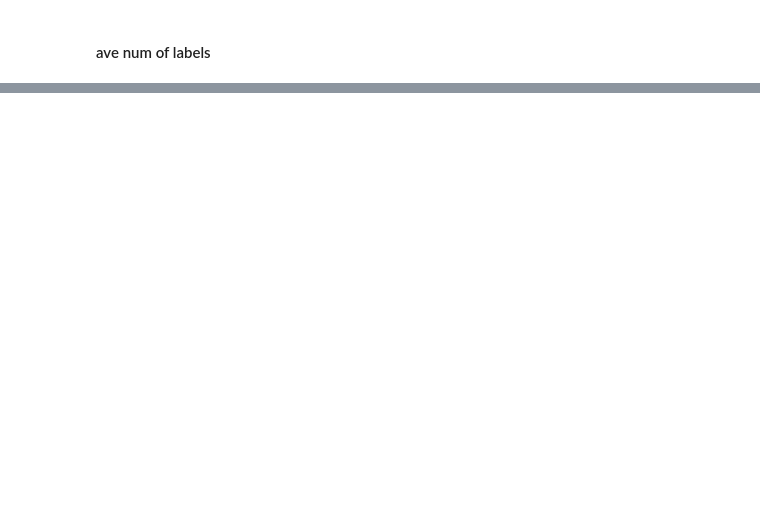
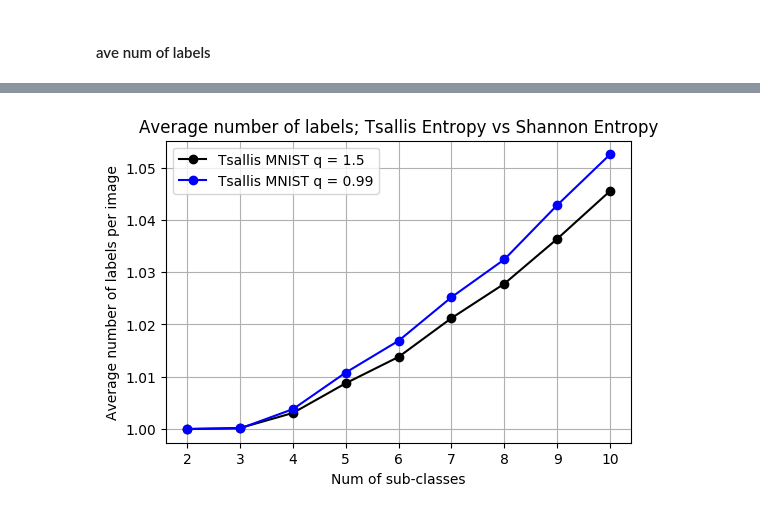
Before and after one commit to 1W1521375/entropy_labelling, a Jupyter notebook: final_experiments/looped-subclasses_tsallis.ipynb, the cells around one changed output, grey strips where cells are left out. Saved outputs shown, nothing was run; the diff lists cells and outputs as text; code cells hidden in the pictures; blank space fills up the shorter version.

Commit message:
tired with all sub-classes combinations

```diff
--- a/final_experiments/looped-subclasses_tsallis.ipynb
+++ b/final_experiments/looped-subclasses_tsallis.ipynb
@@ -261,0 +427,12 @@ plt.savefig("tsallis-vs-shannon_labels-num.pdf")
+# %%
+plt.figure(dpi = 100)
+plt.title("Average number of labels; Tsallis Entropy vs Shannon Entropy")
+plt.plot([i for i in range(2, 11)], lnum_mnist1, marker = "o", color = "k", label = "Tsallis MNIST q = 1.5")
+plt.plot([i for i in range(2, 11)], lnum_mnist2, marker = "o", color = "b", label = "Tsallis MNIST q = 0.99")
+# plt.plot([i for i in range(2, 11)], lnum_mnist3, marker = "o", color = "r", label = "Tsallis MNIST q = 0.5")
+plt.xlabel("Num of sub-classes")
+plt.ylabel("Average number of labels per image")
+plt.legend(loc = "best")
+plt.grid(True)
+# %% [output]
+[figure, added]
```
Also changed, not shown: parts of 19 cells of this notebook.
